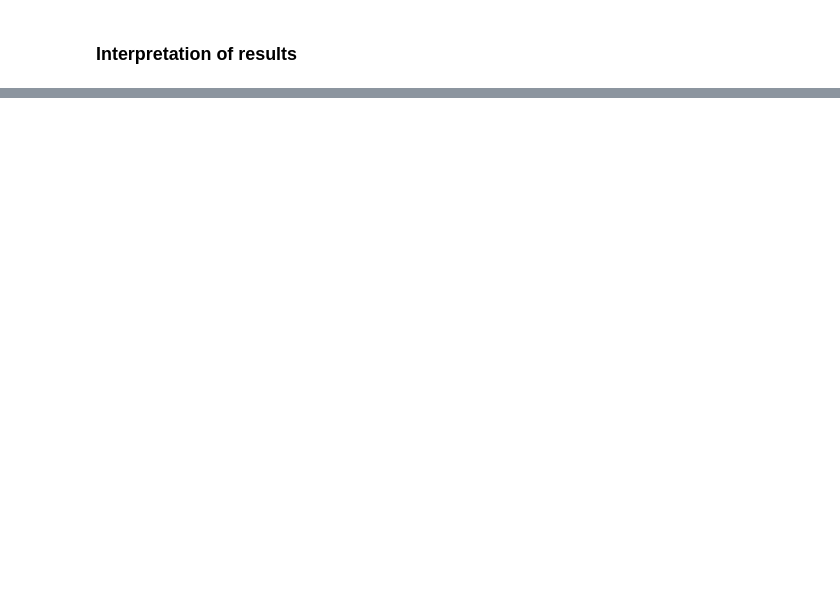
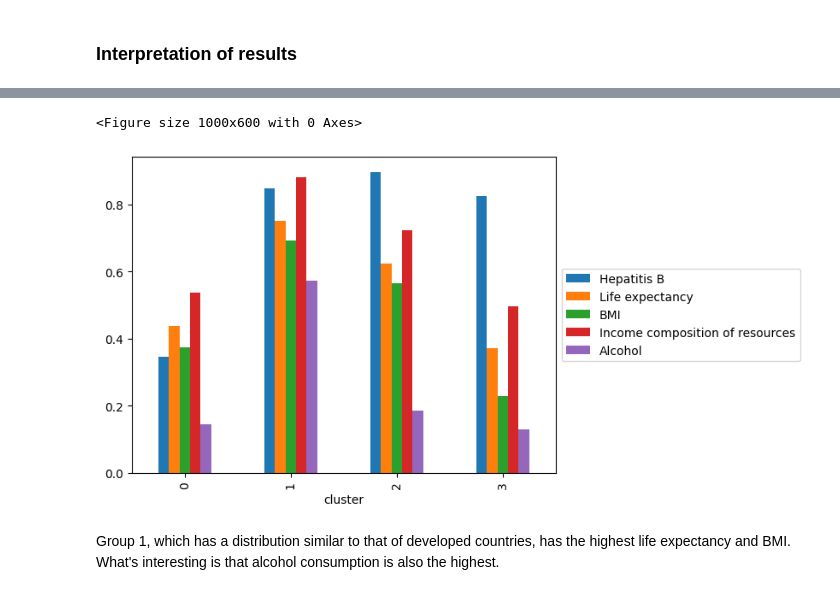
Before and after one commit to Pippeloo/DataScience-Paper, a Jupyter notebook: P2-Deliverable/K-MeanClustering/K-MeanClustering.ipynb, the cells around one changed output, grey strips where cells are left out. Cells and saved outputs as stored; diff of their text form; code cells hidden in the pictures; blank space fills up the shorter version.

```diff
--- a/P2-Deliverable/K-MeanClustering/K-MeanClustering.ipynb
+++ b/P2-Deliverable/K-MeanClustering/K-MeanClustering.ipynb
@@ -158,0 +245,17 @@ plt.show()
+# %%
+# Now, let’s look at the characteristics of the cluster with the top 5 variables with high variable importance.
+
+important_features = list(X.columns[sorted_idx])[-5:]
+# %%
+import matplotlib.pyplot as plt
+
+plt.figure(figsize=(10,6))
+groups.loc[:, important_features].plot(kind = 'bar')
+plt.legend(loc='center left', bbox_to_anchor=(1, 0.5))
+plt.show()
+# %% [output]
+<Figure size 1000x600 with 0 Axes>
+[figure, added]
+# %% [markdown]
+Group 1, which has a distribution similar to that of developed countries, has the highest life expectancy and BMI.
+What's interesting is that alcohol consumption is also the highest.
```
Also changed, not shown: parts of 21 cells of this notebook.
